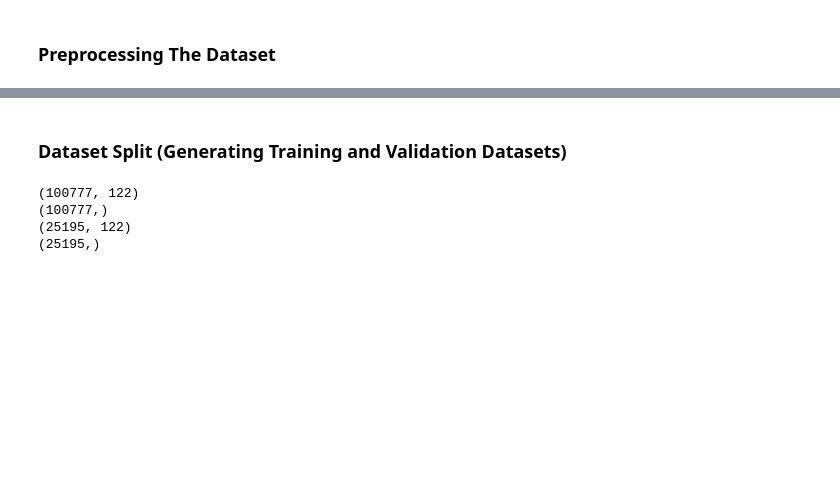
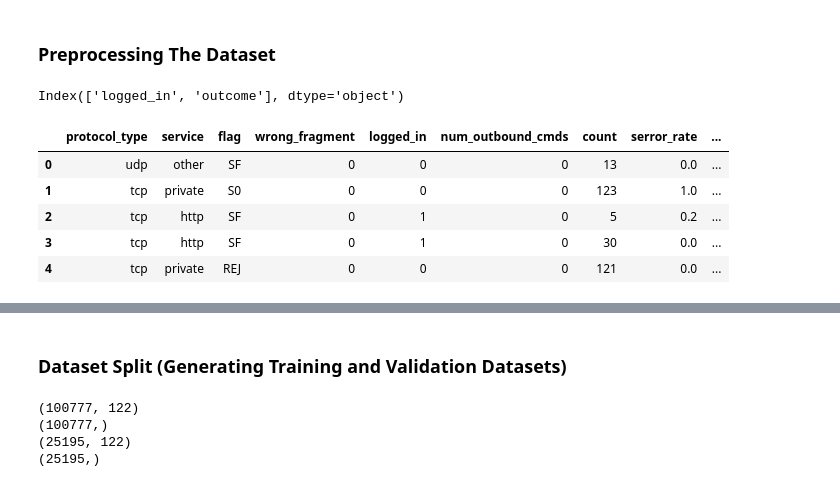
Before and after one commit to tekeuange23/ml-in-action, a Jupyter notebook: constraint-learning/constraint-learning.ipynb, the cells around one changed output, grey strips where cells are left out. Saved outputs shown, nothing was run; the diff lists cells and outputs as text; code cells hidden in the pictures; blank space fills up the shorter version.

Commit message:
starting: feature engineering through data transformation

```diff
--- a/constraint-learning/constraint-learning.ipynb
+++ b/constraint-learning/constraint-learning.ipynb
@@ -256,5 +266,24 @@ int64
 # %% [markdown]
 ### Preprocessing The Dataset
+# %%
+'''       Remaining Boolean Features      '''
+
+# do not need o-h-e
+features[~features.index.isin(column_to_delele)][features['label_count'] == 2].index
+# %% [output]
+Index(['logged_in', 'outcome'], dtype='object')
+# %%
+# deleting columns
+data_train = data_train.drop(columns=column_to_delele, axis=1)
+data_test = data_test.drop(columns=column_to_delele, axis=1)
+data_train.head()
+# %% [output]
+|  | protocol_type | service | flag | wrong_fragment | logged_in | num_outbound_cmds | count | serror_rate | ... |
+| 0 | udp | other | SF | 0 | 0 | 0 | 13 | 0.0 | ... |
+| 1 | tcp | private | S0 | 0 | 0 | 0 | 123 | 1.0 | ... |
+| 2 | tcp | http | SF | 0 | 1 | 0 | 5 | 0.2 | ... |
+| 3 | tcp | http | SF | 0 | 1 | 0 | 30 | 0.0 | ... |
+| 4 | tcp | private | REJ | 0 | 0 | 0 | 121 | 0.0 | ... |
 # %%
 def Scaling(df_num, cols):
     std_scaler = RobustScaler()
```
Also changed, not shown: parts of 4 cells of this notebook.
